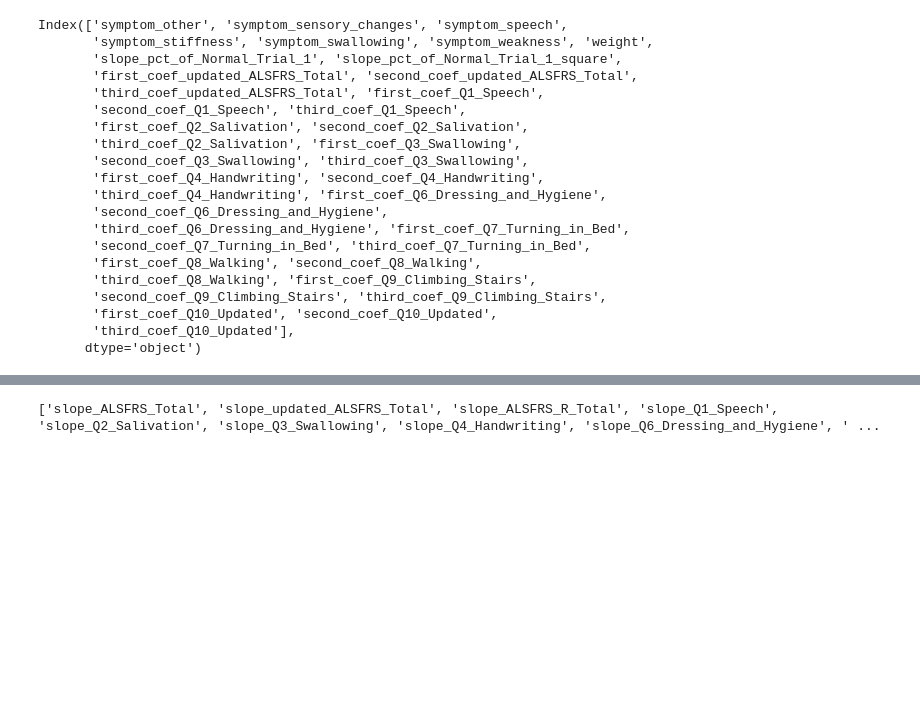
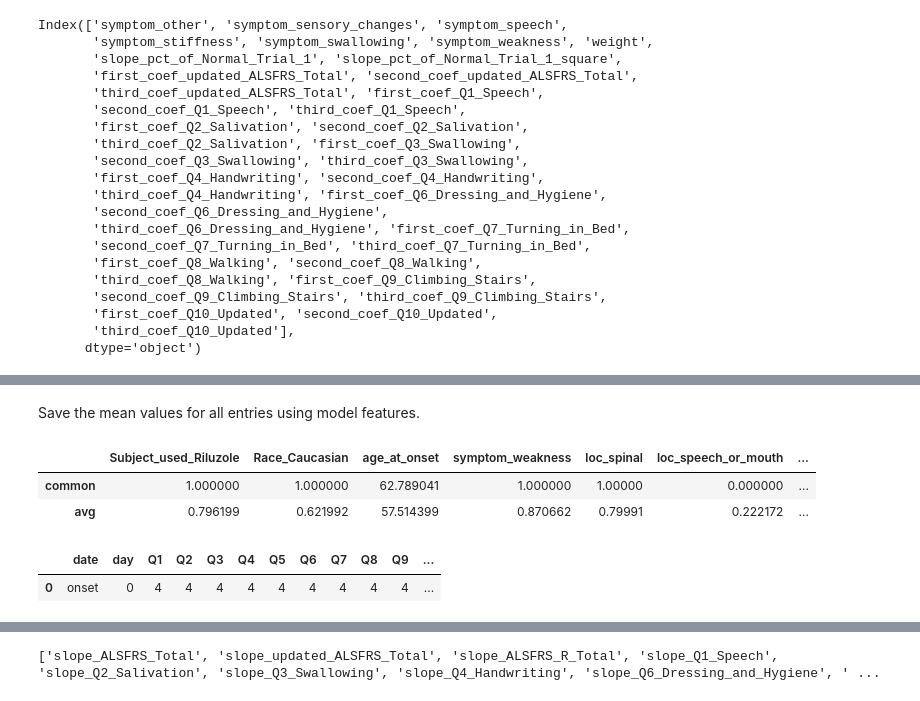
Before and after one commit to ttompk/als, a Jupyter notebook: model.ipynb, the cells around one changed output, grey strips where cells are left out. Cells and saved outputs as stored; diff of their text form; code cells hidden in the pictures; blank space fills up the shorter version.

```diff
--- a/model.ipynb
+++ b/model.ipynb
@@ -1772,0 +1797,18 @@ RMSE: 1046.62
+# %% [markdown]
+Save the mean values for all entries using model features.
+# %%
+df_dict = {}
+temp_df = df.copy()
+temp_df = temp_df.drop(['Study_Arm','subject_id'],axis=1)
+for feat in features:
+    feat_df = temp_df[feat].dropna()
+    #summary_df[feat].value_counts().max()
+    most_common = feat_df.value_counts().idxmax()
+    mean_val = feat_df.mean()
+    df_dict[feat] = [most_common, mean_val]
+summary_df = pd.DataFrame(df_dict, index=['common', 'avg'])
+summary_df.head()
+# %% [output]
+|  | Subject_used_Riluzole | Race_Caucasian | age_at_onset | symptom_weakness | loc_spinal | loc_speech_or_mouth | ... |
+| common | 1.000000 | 1.000000 | 62.789041 | 1.000000 | 1.00000 | 0.000000 | ... |
+| avg | 0.796199 | 0.621992 | 57.514399 | 0.870662 | 0.79991 | 0.222172 | ... |
@@ -1772,0 +1824,7 @@ RMSE: 1046.62
+# %%
+alsfrs_entries = {'date':['onset'], 'day':[0], 'Q1':[4], 'Q2':[4], 'Q3':[4], 'Q4':[4], 'Q5':[4], 'Q6':[4], 'Q7':[4],
+               'Q8':[4], 'Q9':[4], 'Q10':[4], 'R1':[4], 'R2':[4], 'R3':[4]}
+pd.DataFrame(alsfrs_entries)
+# %% [output]
+|  | date | day | Q1 | Q2 | Q3 | Q4 | Q5 | Q6 | Q7 | Q8 | Q9 | ... |
+| 0 | onset | 0 | 4 | 4 | 4 | 4 | 4 | 4 | 4 | 4 | 4 | ... |
```
Also changed, not shown: parts of 32 cells of this notebook, 8 other files.
